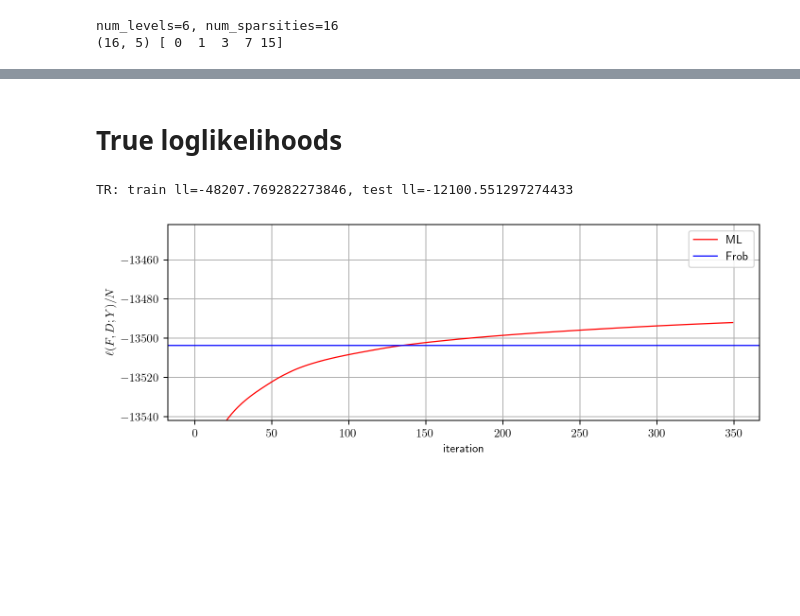
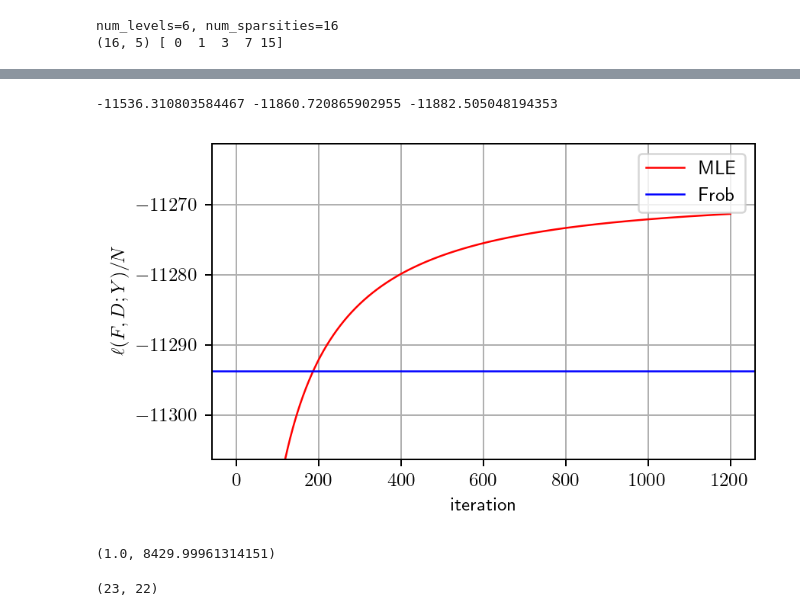
Before and after one commit to cvxgrp/multilevel_factor_model, a Jupyter notebook: examples/mlr_hier_cov.ipynb, the cells around one changed output, grey strips where cells are left out. Drawn from its saved outputs; the diff is of its cells as text; code cells hidden in the pictures; blank space fills up the shorter version.

Commit message:
medium model historgrams

```diff
--- a/examples/mlr_hier_cov.ipynb
+++ b/examples/mlr_hier_cov.ipynb
@@ -67,13 +67,13 @@ Y = Z[hpart["rows"]["pi"], :].T
 N = Y.shape[0]
 # %%
-ntest = 10**3
-C_test = hf.generate_data(true_sparse_F, true_D_noise, ntest)
+ntest = 10**4
+C_test = hf.generate_data(true_sparse_F, true_D_noise, ntest, true_mlr)
 
-Z_test = C_test - C_test.mean(axis=1, keepdims=True)
-# A_test = Z_test @ Z_test.T / (Z_test.shape[1]-1)
+Z_test = (C_test - C_test.mean(axis=1, keepdims=True))[hpart["rows"]["pi"], :]
+# A_test = (Z_test @ Z_test.T / (Z_test.shape[1]-1))[true_mlr.pi_inv_rows, :][:, true_mlr.pi_inv_cols]
 
 # permute to put clusters on diagonal
-Y_test = Z_test[hpart["rows"]["pi"], :].T
+Y_test = Z_test.T
 # %%
 type(true_sparse_F)
 # %% [output]
@@ -113,15 +132,15 @@ obj_frobs = {}
 print(ranks.sum())
 hat_A = mf.MLRMatrix()
 hat_A.hpart = hpart
-losses = hat_A.factor_fit(A, ranks, hat_A.hpart, eps_ff=1e-3, PSD=True, freq=1, \
+losses = hat_A.factor_fit(unpermuted_A, ranks, hat_A.hpart, eps_ff=1e-3, PSD=True, freq=1, \
                                 printing=True, max_iters_ff=50, symm=True)
 
 F_frob, D_frob = hat_A.B[:, :-1], np.square(hat_A.B[:, -1])
 Sigma_frob = hf.perm_hat_Sigma(F_frob, D_frob, F_hpart, ranks)
-lu, piv = scipy.linalg.lu_factor(Sigma_frob)
-obj_frob = hf.loglikelihood_value(Sigma_frob, lu, piv, Y)
+frob_lu, frob_piv = scipy.linalg.lu_factor(Sigma_frob)
+obj_frob = hf.loglikelihood_value(Sigma_frob, frob_lu, frob_piv, Y)
 
-obj_frob_test = hf.loglikelihood_value(Sigma_frob, lu, piv, Y_test)
+obj_frob_test = hf.loglikelihood_value(Sigma_frob, frob_lu, frob_piv, Y_test)
 print(f"FR: train ll={obj_frob}, test ll={obj_frob_test}, {losses[-1]=}")
 obj_frobs[str(ranks)] = {"train":obj_frob, "test":obj_frob_test}
 # %% [output]
@@ -170,0 +172,3 @@ t=300, obj=-13493.71143514083, obj_test=-14204.292758319685
+# %%
+loglikelihoods, F0, D0 = hf.em_algorithm(n, Y, part_sizes, F_hpart, row_selectors, si_groups, ranks, max_iter=1200,
+                eps=1e-8, printing=True)
@@ -178,6 +204,6 @@ mf.rel_diff(Sigma0, den=A[hat_A.pi_rows, :][:, hat_A.pi_cols]) #mf.rel_diff(Sigm
 # %%
-test_lu, test_piv = scipy.linalg.lu_factor(Sigma0)
-obj_test = hf.loglikelihood_value(Sigma0, test_lu, test_piv, Y_test)
+mle_lu, mle_piv = scipy.linalg.lu_factor(Sigma0)
+obj_test = hf.loglikelihood_value(Sigma0, mle_lu, mle_piv, Y_test)
 
 print(f"ML: train ll={loglikelihoods[-1]}, test ll={obj_test}")
 ll_hier = {"train":ll_hier, "test":obj_test}
@@ -192,44 +224,33 @@ obj_frobs
 with open(f"outputs/em_{mtype}.pickle", 'wb') as handle:
     lls = {"hier":ll_hier, "frob":obj_frobs}
     pickle.dump(lls, handle, protocol=pickle.HIGHEST_PROTOCOL)
-# %% [markdown]
-# True loglikelihoods
-# %%
-true_Sigma = hf.perm_hat_Sigma_sp(true_sparse_F, true_D_noise, F_hpart, ranks)
-tr_lu, tr_piv = scipy.linalg.lu_factor(true_Sigma)
-true_test_obj = hf.loglikelihood_value(true_Sigma, lu, piv, Y_test)
-true_train_obj = hf.loglikelihood_value(true_Sigma, tr_lu, tr_piv, Y)
-print(f"TR: train ll={true_train_obj}, test ll={true_test_obj}")
-# %% [output]
-TR: train ll=-48207.769282273846, test ll=-12100.551297274433
+# %%
+# true model maximizes the likelihood of test data
+assert exp_true_obj_test > obj_frobs[str(ranks)]["test"] and exp_true_obj_test > ll_hier["test"]
+print(exp_true_obj_test, ll_hier["test"], obj_frobs[str(ranks)]["test"])
+# %% [output]
+-11536.310803584467 -11860.720865902955 -11882.505048194353
 # %%
-from matplotlib.ticker import SymmetricalLogLocator, ScalarFormatter
-
 plt.rcParams.update({
     "text.usetex": True,
     "text.latex.preamble": r"\usepackage{amsmath}"
 })
-fig, axs = plt.subplots(1, 1, figsize=(8, 3), dpi=180, sharey=True)
+fig, axs = plt.subplots(1, 1, figsize=(5, 3), dpi=180, sharey=True)
 
 ll = ll_hier["train"][1:]
 # print(f"{ranks=}, difference={(ll[-1]-obj_frobs[str(ranks)]["train"]):.2f}, %increase={(ll[-1]-obj_frobs[str(ranks)]["train"])/obj_frobs[str(ranks)]["train"]*100:.2f}")
-axs.plot(ll, color='r', lw=1, label=r"$\text{ML}$")
+axs.plot(ll, color='r', lw=1, label=r"$\text{MLE}$")
 axs.set_xlabel('iteration')
 axs.axhline(obj_frobs[str(ranks)]["train"], 0, ll.size-1, color='b', lw=1, label=r"$\text{Frob}$")
 axs.set_ylabel(r'$\ell(F, D; Y)/N$')
 # axs.set_yscale('symlog')
-axs.set_ylim([ll.max() - 50, ll.max() + 50])
+axs.set_ylim([ll.max() - 35, ll.max() + 10])
 # axs.axhline(y=true_test_obj, label='True', c='g', alpha=0.5)
 axs.grid(True)
 axs.legend()
     # axs[i].set_title(f"ranks$={list(ranks)}$")
 # plt.show()
 plt.tight_layout()
-# yticks = [10**3*(ll.max()//1000) - 1000, 10**3*(ll.max()//1000) + 1000]
-# axs.set_yticks(yticks)
-# axs.set_yticklabels([str(ytick) for ytick in yticks])
-# plt.gca().set_ylim(ll.max() - 100, ll.max() + 100)
-# fig.suptitle("Observed data log-likelihood", fontsize=16, y=1.05)
 plt.savefig(f"plots/em_{mtype}.pdf", bbox_inches='tight')
 # %% [output]
-[figure, old version]
+[figure, new version]
@@ -235,0 +259,8 @@ plt.savefig(f"plots/em_{mtype}.pdf", bbox_inches='tight')
+# %%
+np.linalg.slogdet(hat_A.matrix())
+# %% [output]
+(1.0, 8429.99961314151)
+# %%
+-11271 + 11294, -11861 + 11883
+# %% [output]
+(23, 22)
```
Also changed, not shown: parts of 27 cells of this notebook, 13 other files.
